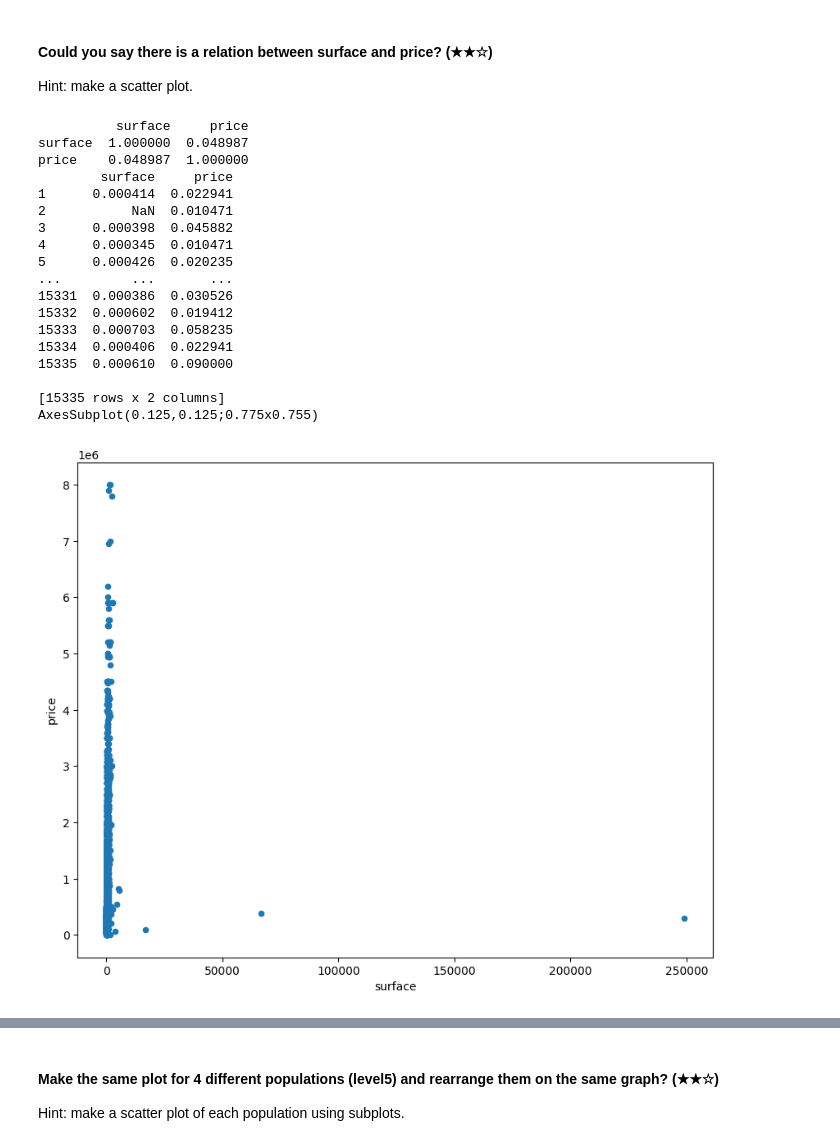
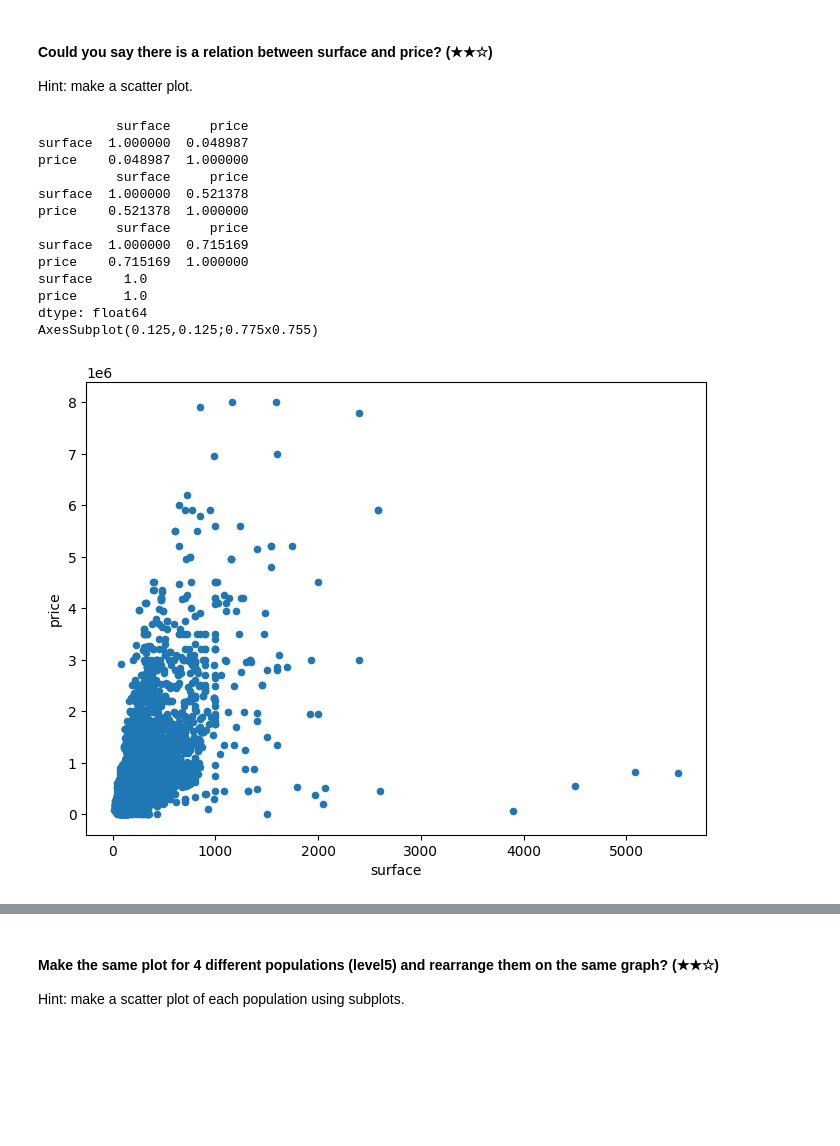
Before and after one commit to Alquem/ml_pre_work, a Jupyter notebook: 06-final_project/project.ipynb, the cells around one changed output, grey strips where cells are left out. Cells and saved outputs as stored; diff of their text form; code cells hidden in the pictures; blank space fills up the shorter version.

```diff
--- a/06-final_project/project.ipynb
+++ b/06-final_project/project.ipynb
@@ -90,7 +90,9 @@ dtype: int64
 # %% [markdown]
 #### Delete the NAs of the dataset, if applicable (★★☆)
 # %%
-#df.dropna(axis=1, inplace=True)
+df.dropna(axis=1, thresh=1260, inplace=True)
+
+## deleting NAs can cause great loss of datapoints
 # %% [markdown]
 #### What is the mean of prices in the population (level5) of "Arroyomolinos (Madrid)"? (★★☆)
 # %%
@@ -166,24 +155,25 @@ df_south_belt.groupby(["level5"])["price"].agg(["max"])
 # %% [markdown]
 #### Normalize the variable of prices for each population and plot the 4 histograms in the same plot (★★★)
 # %%
-print(df_south_belt.groupby(["level5"])["price"].agg(["mean","std"]))
+#print(df_south_belt.groupby(["level5"])["price"].agg(["mean","std"]))
 
 import matplotlib.pyplot as plt
+plt.rcParams.update({'figure.figsize':(8,6), 'figure.dpi':100})
 
 plt.subplot(2,2,1)
 
-plt.hist((df_south_belt[df_south_belt["level5"]=="Alcorcón"]["price"] - df_south_belt.groupby(["level5"])["price"].agg(["mean","std"])["mean"][0]) / df_south_belt.groupby(["level5"])["price"].agg(["mean","std"])["std"][0])
+plt.hist((df_south_belt[df_south_belt["level5"]=="Alcorcón"]["price"] / df_south_belt.groupby(["level5"])["price"].agg(["max"])["max"][0]))
 
 plt.subplot(2,2,2)
 
-plt.hist((df_south_belt[df_south_belt["level5"]=="Leganés"]["price"].values - df_south_belt.groupby(["level5"])["price"].agg(["mean","std"])["mean"][3]) / df_south_belt.groupby(["level5"])["price"].agg(["mean","std"])["std"][3])
+plt.hist((df_south_belt[df_south_belt["level5"]=="Leganés"]["price"].values / df_south_belt.groupby(["level5"])["price"].agg(["max"])["max"][3]))
 
 plt.subplot(2,2,3)
 
-plt.hist((df_south_belt[df_south_belt["level5"]=="Getafe"]["price"].values - df_south_belt.groupby(["level5"])["price"].agg(["mean","std"])["mean"][2]) / df_south_belt.groupby(["level5"])["price"].agg(["mean","std"])["std"][2])
+plt.hist((df_south_belt[df_south_belt["level5"]=="Getafe"]["price"].values / df_south_belt.groupby(["level5"])["price"].agg(["max"])["max"][2]))
 
 plt.subplot(2,2,4)
 
-plt.hist((df_south_belt[df_south_belt["level5"]=="Fuenlabrada"]["price"].values - df_south_belt.groupby(["level5"])["price"].agg(["mean","std"])["mean"][1]) / df_south_belt.groupby(["level5"])["price"].agg(["mean","std"])["std"][1])
+plt.hist((df_south_belt[df_south_belt["level5"]=="Fuenlabrada"]["price"].values / df_south_belt.groupby(["level5"])["price"].agg(["max"])["max"][1]))
 plt.show()
 # %% [output]
@@ -321,28 +328,30 @@ Name: price_per_squareMeter, Length: 15335, dtype: float64
 #### Could you say there is a relation between surface and price? (★★☆)
 Hint: make a scatter plot.
 # %%
-df.plot(kind="scatter", x="surface", y="price")
-print((df[["surface", "price"]]/df[["surface", "price"]].max()).corr())
-print((df[["surface", "price"]]/df[["surface", "price"]].max()))
-df_price_m2 = (df[["surface", "price"]]/df[["surface", "price"]].max())
-print(df_price_m2.plot(kind="scatter", x="surface", y="price"))
+df[df["surface"] <= 10000].plot(kind="scatter", x="surface", y="price")
+print((df[["surface", "price"]]).corr())
+print((df[["surface", "price"]]).corr("kendall"))
+print((df[["surface", "price"]]).corr("spearman"))
+
+#df_price_m2 = ((df[["surface", "price"]]-df[["surface", "price"]].mean())/df[["surface", "price"]].std())
+df_price_m2 =  df[["surface", "price"]] / df[["surface", "price"]].max()
+print(df_price_m2.max())
+
+print(df_price_m2[df_price_m2["surface"] <= 0.04].plot(kind="scatter", x="surface", y="price"))
+
+# yes there is a hight non-linear and monotonic relation between surface and price
 # %% [output]
           surface     price
 surface  1.000000  0.048987
 price    0.048987  1.000000
-        surface     price
-1      0.000414  0.022941
-2           NaN  0.010471
-3      0.000398  0.045882
-4      0.000345  0.010471
-5      0.000426  0.020235
-...         ...       ...
-15331  0.000386  0.030526
-15332  0.000602  0.019412
-15333  0.000703  0.058235
-15334  0.000406  0.022941
-15335  0.000610  0.090000
-
-[15335 rows x 2 columns]
+          surface     price
+surface  1.000000  0.521378
+price    0.521378  1.000000
+          surface     price
+surface  1.000000  0.715169
+price    0.715169  1.000000
+surface    1.0
+price      1.0
+dtype: float64
 AxesSubplot(0.125,0.125;0.775x0.755)
-[figure, old version]
+[figure, new version]
```
Also changed, not shown: parts of 13 cells of this notebook.
